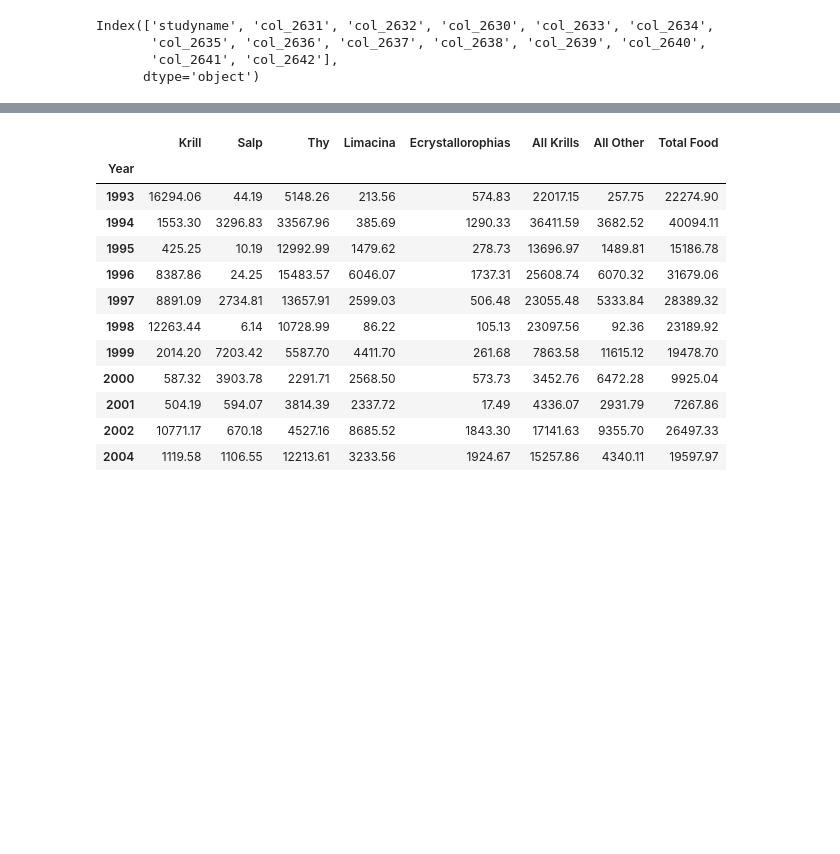
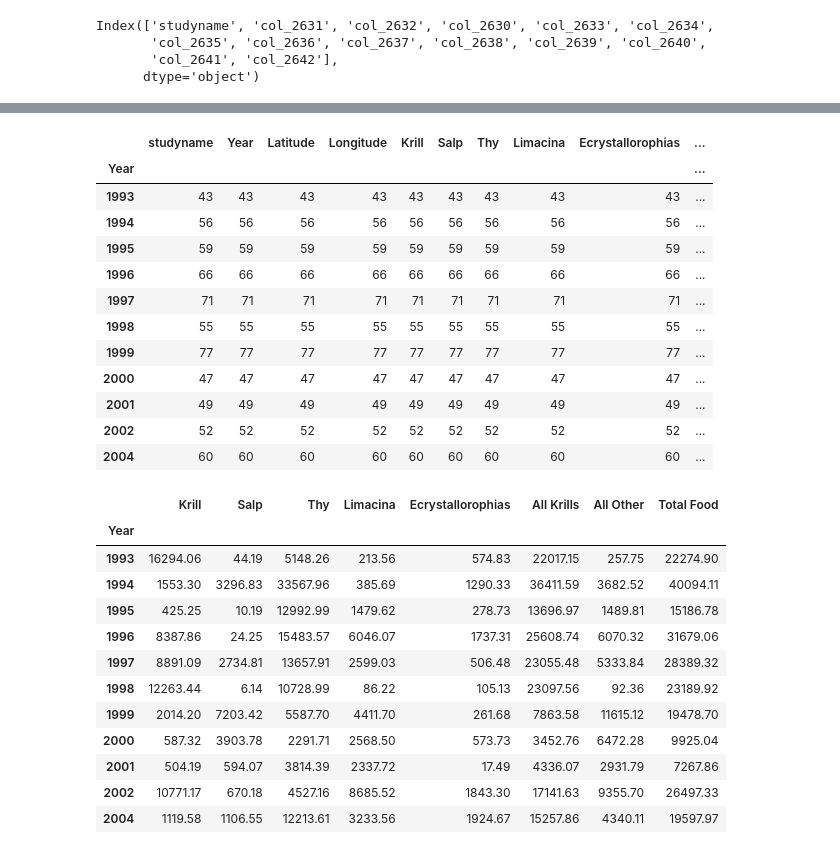
Before and after one commit to cynthiadwq/IDS-final-project, a Jupyter notebook: EDA/zooplankton_eda.ipynb, the cells around one changed output, grey strips where cells are left out. Saved outputs shown, nothing was run; the diff lists cells and outputs as text; code cells hidden in the pictures; blank space fills up the shorter version.

```diff
--- a/EDA/zooplankton_eda.ipynb
+++ b/EDA/zooplankton_eda.ipynb
@@ -73,6 +73,22 @@ z_df.describe()
 | 50% | -65.626800 | -67.995500 | 7.660000 | 0.090000 | 44.200000 | 15.600000 | 0.000000 | 183.900000 | 98.970000 | ... |
 | 75% | -64.865300 | -66.258200 | 29.510000 | 10.190000 | 182.610000 | 60.695000 | 1.080000 | 427.165000 | 307.780000 | ... |
 | max | -63.591100 | -63.723200 | 9900.860000 | 1576.710000 | 8414.360000 | 932.200000 | 1046.740000 | 9900.860000 | 9900.860000 | ... |
+# %%
+z_df.groupby(z_df['Year'].dt.year).count()
+# %% [output]
+|  | studyname | Year | Latitude | Longitude | Krill | Salp | Thy | Limacina | Ecrystallorophias | ... |
+| Year |  |  |  |  |  |  |  |  |  | ... |
+| 1993 | 43 | 43 | 43 | 43 | 43 | 43 | 43 | 43 | 43 | ... |
+| 1994 | 56 | 56 | 56 | 56 | 56 | 56 | 56 | 56 | 56 | ... |
+| 1995 | 59 | 59 | 59 | 59 | 59 | 59 | 59 | 59 | 59 | ... |
+| 1996 | 66 | 66 | 66 | 66 | 66 | 66 | 66 | 66 | 66 | ... |
+| 1997 | 71 | 71 | 71 | 71 | 71 | 71 | 71 | 71 | 71 | ... |
+| 1998 | 55 | 55 | 55 | 55 | 55 | 55 | 55 | 55 | 55 | ... |
+| 1999 | 77 | 77 | 77 | 77 | 77 | 77 | 77 | 77 | 77 | ... |
+| 2000 | 47 | 47 | 47 | 47 | 47 | 47 | 47 | 47 | 47 | ... |
+| 2001 | 49 | 49 | 49 | 49 | 49 | 49 | 49 | 49 | 49 | ... |
+| 2002 | 52 | 52 | 52 | 52 | 52 | 52 | 52 | 52 | 52 | ... |
+| 2004 | 60 | 60 | 60 | 60 | 60 | 60 | 60 | 60 | 60 | ... |
 # %%
 counts_per_year = z_df.groupby(z_df['Year'].dt.year)[
     'Krill', 'Salp', 'Thy', 'Limacina', 'Ecrystallorophias', 'All Krills', 'All Other', 'Total Food'
```
Also changed, not shown: 11 other files.
